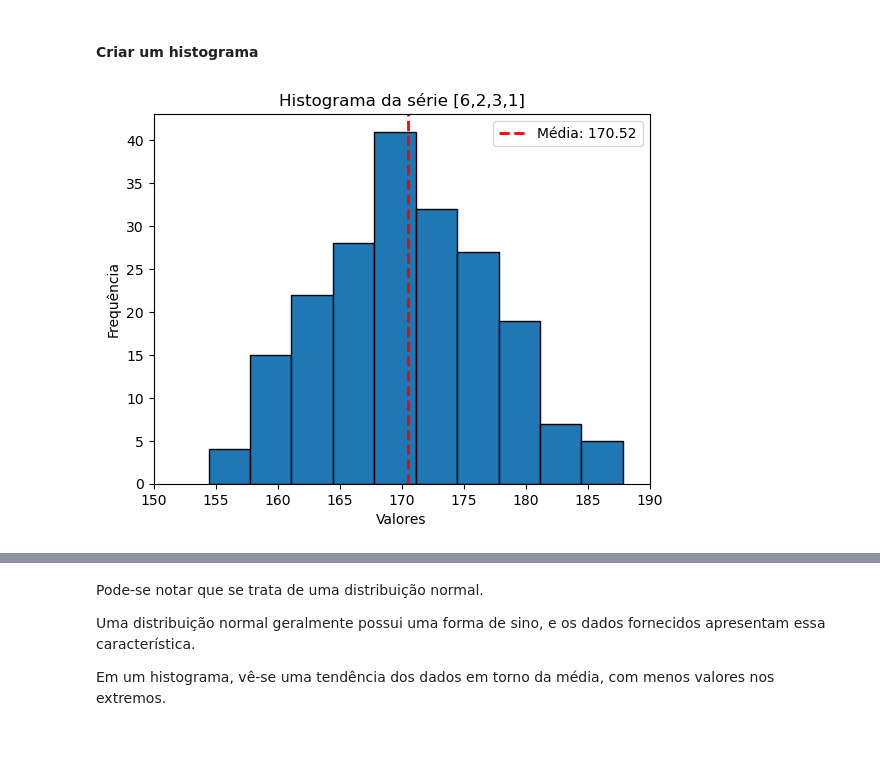
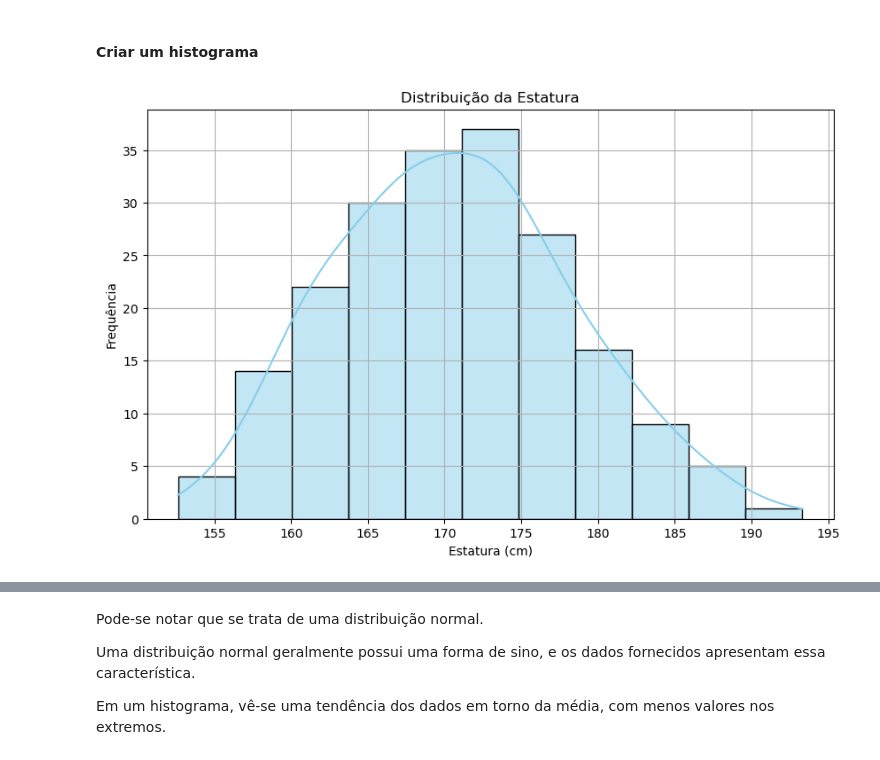
Before and after one commit to ant-rod-silva/python_statistics, a Jupyter notebook: 005_Medidas de dispersão.ipynb, the cells around one changed output, grey strips where cells are left out. Saved outputs shown, nothing was run; the diff lists cells and outputs as text; code cells hidden in the pictures.

```diff
--- a/005_Medidas de dispersão.ipynb
+++ b/005_Medidas de dispersão.ipynb
@@ -154,36 +155,13 @@ conjunto_numerico_arredondado = np.round(conjunto_numerico, 2)
 # %% [markdown]
 #### Criar um histograma
 # %%
-data = conjunto_numerico_arredondado
-
-plt.hist(data, bins=10, edgecolor='black')
-plt.xlabel('Valores')
+# Criar o histograma usando Seaborn
+plt.figure(figsize=(10, 6))
+sns.histplot(conjunto_numerico_arredondado, kde=True, color='skyblue')
+plt.xlabel('Estatura (cm)')
 plt.ylabel('Frequência')
-plt.title('Histograma da série [6,2,3,1]')
-
-# Calcula a média dos dados
-media = sum(data) / len(data)
-
-# Define os limites do eixo x (intervalo dos números no eixo x)
-limite_inferior = min(data) - 5
-limite_superior = max(data) + 5
-
-# Arredonda os limites para tornar a visualização mais clara
-limite_inferior = round(limite_inferior, -1)
-limite_superior = round(limite_superior, -1)
-
-# Traça a linha vertical da média no gráfico
-plt.axvline(x=media, color='red', linestyle='dashed', linewidth=2, label=f'Média: {media:.2f}')
-
-# Adiciona o valor da média como um texto no gráfico
-#plt.text(media, plt.ylim()[1]*0.9, f'Média: {media:.2f}', color='red', fontsize=12, ha='center')
-
-# Define a legenda
-plt.legend()
-
-# Define os limites do eixo x
-plt.xlim(limite_inferior, limite_superior)
-
+plt.title('Distribuição da Estatura')
+plt.grid(True)
 plt.show()
 # %% [output]
-[figure, old version]
+[figure, new version]
```
Also changed, not shown: parts of 2 cells of this notebook.
